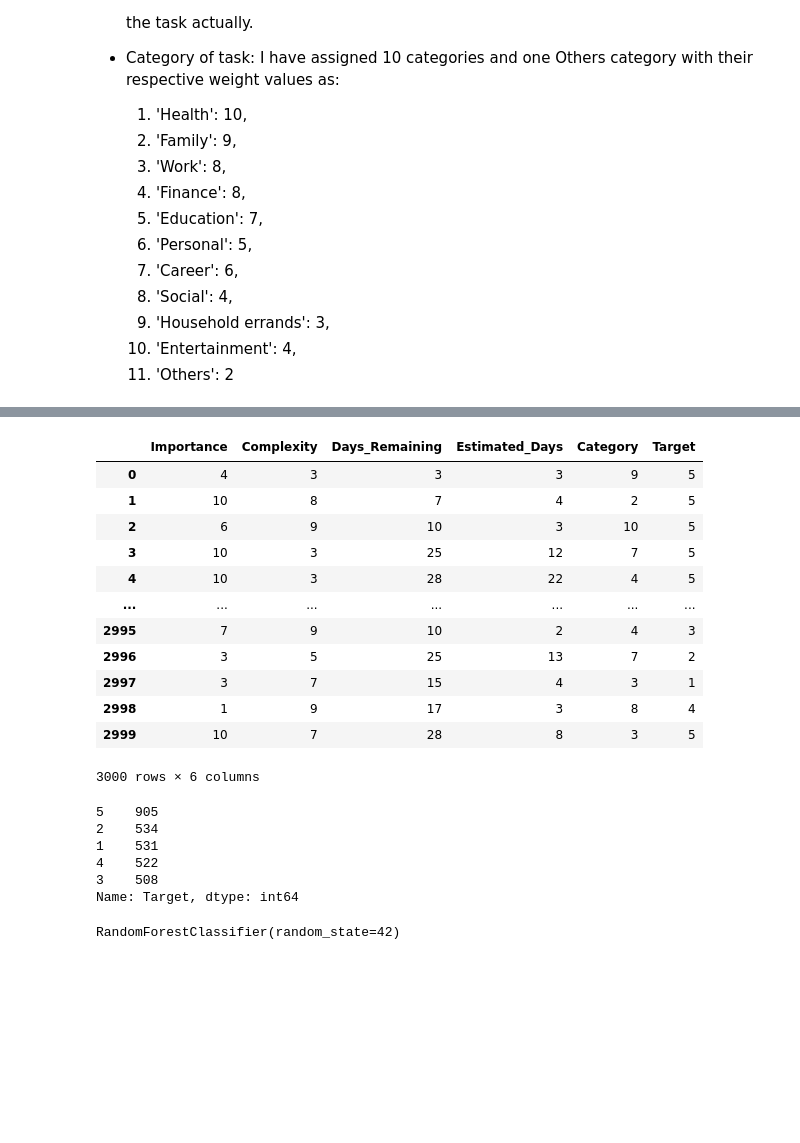
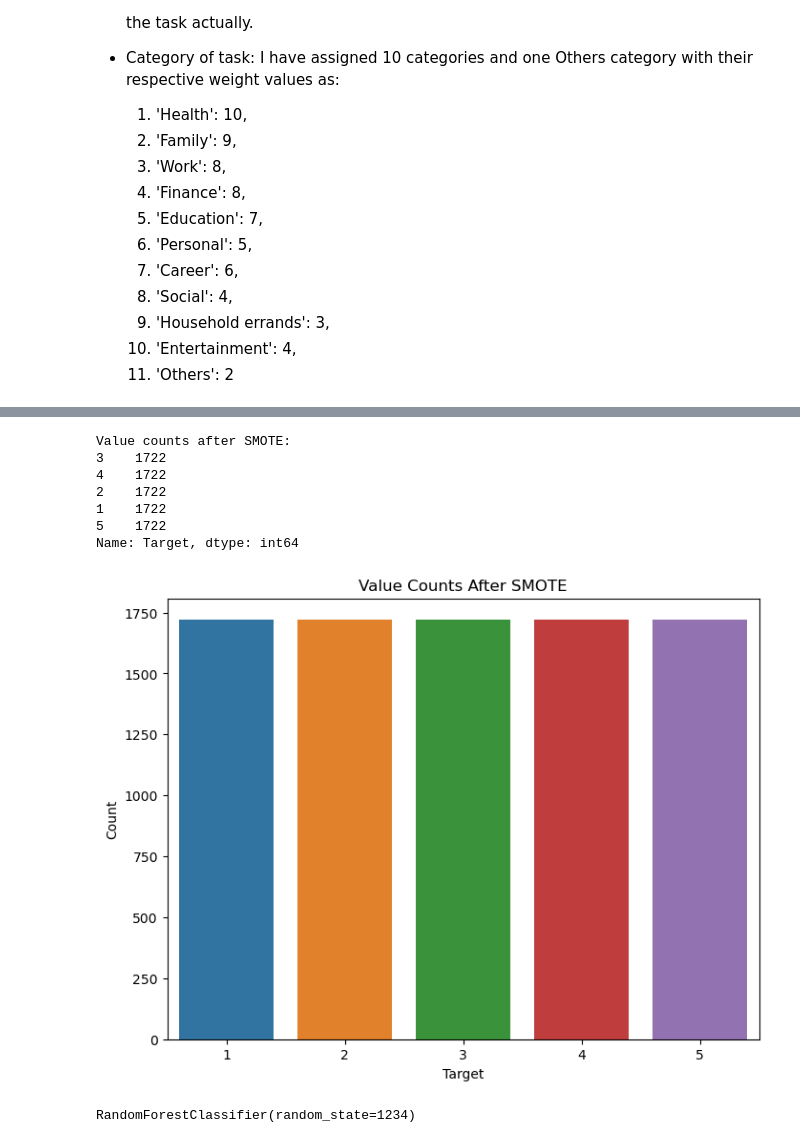
Before and after one commit to rupeshghimire7/TaskManager, a Jupyter notebook: static/Data and Model notebook.ipynb, the cells around one changed output, grey strips where cells are left out. Saved outputs shown, nothing was run; the diff lists cells and outputs as text; code cells hidden in the pictures; blank space fills up the shorter version.

```diff
--- a/static/Data and Model notebook.ipynb
+++ b/static/Data and Model notebook.ipynb
@@ -202,26 +122,31 @@ Name: Target, dtype: int64
+# %%
+# Separate features and target
+X = data.drop(['Priority', 'Target'], axis=1)
+y = data['Target']
+# %%
+# Split the data into training and testing sets
+X_train, X_test, y_train, y_test = train_test_split(X, y,stratify=y, test_size=0.2, random_state=1234)
 # %%
-data.reset_index(drop=True, inplace=True)
-data
+smote = SMOTE(random_state=1234, k_neighbors=5)
+X_train_resampled, y_train_resampled = smote.fit_resample(X_train, y_train)
-# %% [output]
-|  | Importance | Complexity | Days_Remaining | Estimated_Days | Category | Target |
-| 0 | 4 | 3 | 3 | 3 | 9 | 5 |
-| 1 | 10 | 8 | 7 | 4 | 2 | 5 |
-| 2 | 6 | 9 | 10 | 3 | 10 | 5 |
-| 3 | 10 | 3 | 25 | 12 | 7 | 5 |
-| 4 | 10 | 3 | 28 | 22 | 4 | 5 |
-| ... | ... | ... | ... | ... | ... | ... |
-| 2995 | 7 | 9 | 10 | 2 | 4 | 3 |
-| 2996 | 3 | 5 | 25 | 13 | 7 | 2 |
-| 2997 | 3 | 7 | 15 | 4 | 3 | 1 |
-| 2998 | 1 | 9 | 17 | 3 | 8 | 4 |
-| 2999 | 10 | 7 | 28 | 8 | 3 | 5 |
-3000 rows × 6 columns
 # %%
- data.Target.value_counts()
+# Display the value counts after SMOTE
+print("\nValue counts after SMOTE:")
+print(pd.Series(y_train_resampled).value_counts())
+
+# Visualize the value counts
+plt.figure(figsize=(8, 6))
+sns.countplot(x=y_train_resampled)
+plt.title('Value Counts After SMOTE')
+plt.xlabel('Target')
+plt.ylabel('Count')
+plt.show()
 # %% [output]
-5    905
-2    534
-1    531
-4    522
-3    508
+Value counts after SMOTE:
+3    1722
+4    1722
+2    1722
+1    1722
+5    1722
 Name: Target, dtype: int64
+[figure, added]
@@ -239,7 +155,7 @@ clf = RandomForestClassifier(random_state=42)
 # %%
-clf.fit(X_train, y_train)
+clf.fit(X_train_resampled, y_train_resampled)
 # %% [output]
-RandomForestClassifier(random_state=42)
+RandomForestClassifier(random_state=1234)
 # %%
 y_pred = clf.predict(X_test)
 # %%
```
Also changed, not shown: parts of 29 cells of this notebook, 7 other files.
